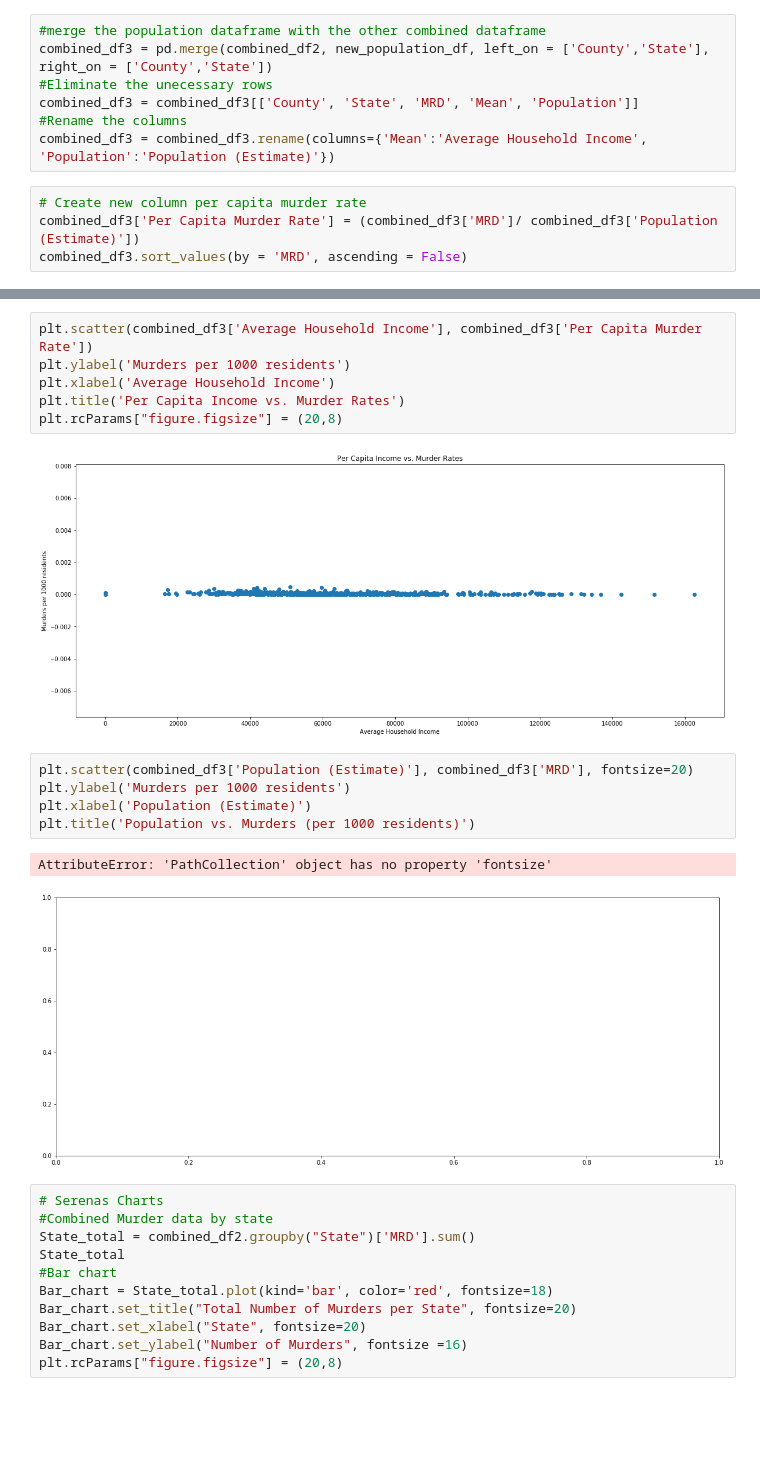
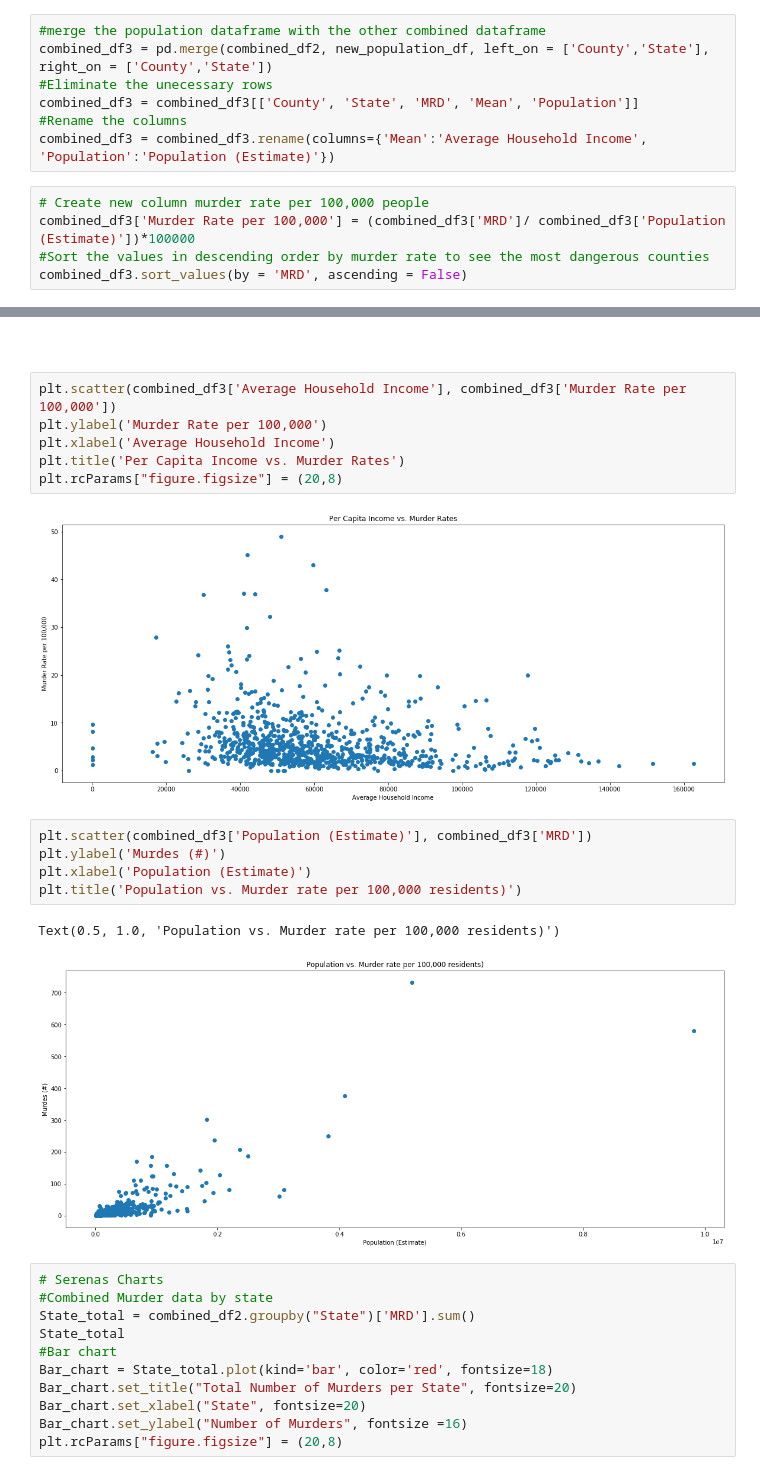
Before and after one commit to jstetter/project-1, a Jupyter notebook: project_1.ipynb, the cells around one changed output, grey strips where cells are left out. Saved outputs shown, nothing was run; the diff lists cells and outputs as text; blank space fills up the shorter version.

```diff
--- a/project_1.ipynb
+++ b/project_1.ipynb
@@ -107,7 +107,8 @@ combined_df3 = combined_df3[['County', 'State', 'MRD', 'Mean', 'Population']]
 #Rename the columns
 combined_df3 = combined_df3.rename(columns={'Mean':'Average Household Income', 'Population':'Population (Estimate)'})
 # %%
-# Create new column per capita murder rate
-combined_df3['Per Capita Murder Rate'] = (combined_df3['MRD']/ combined_df3['Population (Estimate)'])
+# Create new column murder rate per 100,000 people
+combined_df3['Murder Rate per 100,000'] = (combined_df3['MRD']/ combined_df3['Population (Estimate)'])*100000
+#Sort the values in descending order by murder rate to see the most dangerous counties
 combined_df3.sort_values(by = 'MRD', ascending = False)
 # %% [output]
@@ -132,19 +133,21 @@ combined_df3.sort_values(by = 'MRD', ascending = False)
+# %% [markdown]
+#
 # %%
-plt.scatter(combined_df3['Average Household Income'], combined_df3['Per Capita Murder Rate'])
-plt.ylabel('Murders per 1000 residents')
+plt.scatter(combined_df3['Average Household Income'], combined_df3['Murder Rate per 100,000'])
+plt.ylabel('Murder Rate per 100,000')
 plt.xlabel('Average Household Income')
 plt.title('Per Capita Income vs. Murder Rates')
 plt.rcParams["figure.figsize"] = (20,8)
 # %% [output]
-[figure, old version]
+[figure, new version]
 # %%
-plt.scatter(combined_df3['Population (Estimate)'], combined_df3['MRD'], fontsize=20)
-plt.ylabel('Murders per 1000 residents')
+plt.scatter(combined_df3['Population (Estimate)'], combined_df3['MRD'])
+plt.ylabel('Murdes (#)')
 plt.xlabel('Population (Estimate)')
-plt.title('Population vs. Murders (per 1000 residents)')
+plt.title('Population vs. Murder rate per 100,000 residents)')
 # %% [output]
-AttributeError: 'PathCollection' object has no property 'fontsize'
+Text(0.5, 1.0, 'Population vs. Murder rate per 100,000 residents)')
-[figure, old version]
+[figure, new version]
 # %%
 # Serenas Charts
 #Combined Murder data by state
```
Also changed, not shown: parts of 1 cell of this notebook.
